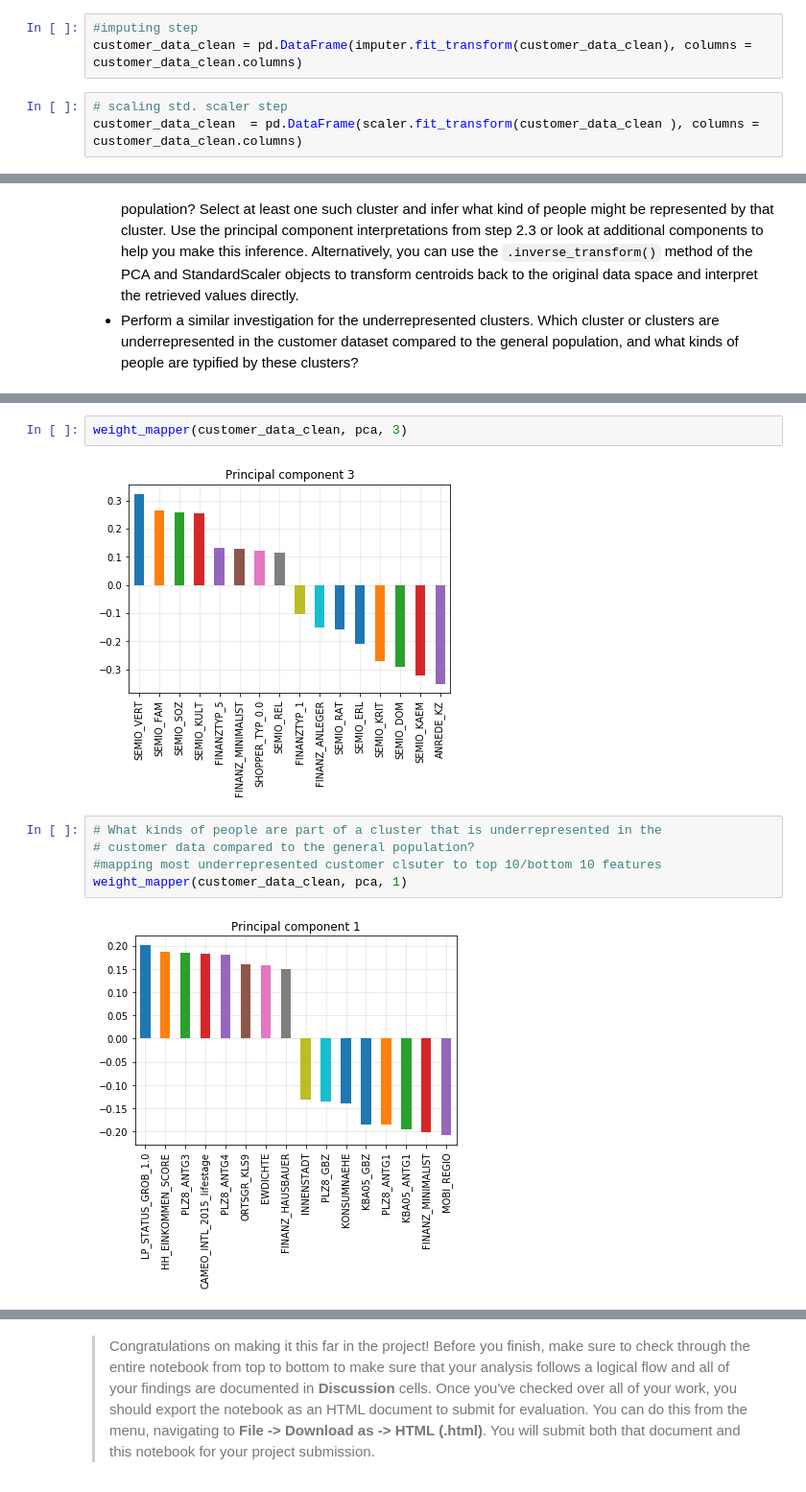
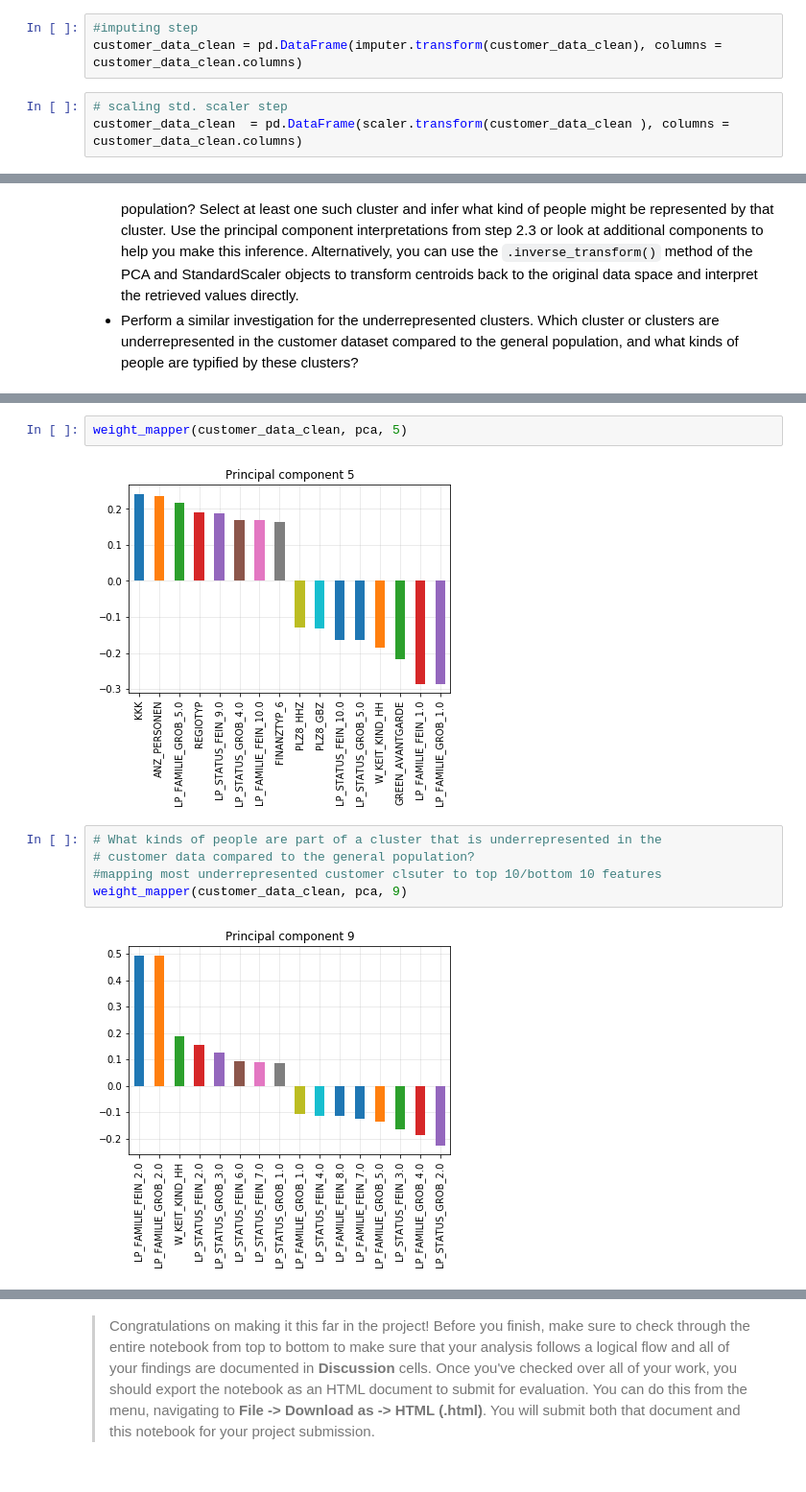
Before and after one commit to AmberHabib/UdacityUnsupervisedLearningProject, a Jupyter notebook: Identify_Customer_Segments.ipynb, the cells around one changed output, grey strips where cells are left out. Shown: that part at 96% size. Drawn from its saved outputs; the diff is of its cells as text.

```diff
--- a/Identify_Customer_Segments.ipynb
+++ b/Identify_Customer_Segments.ipynb
@@ -882,10 +880,10 @@ dtypes: float64(104), int64(24), object(2), uint8(18)
 memory usage: 148.9+ MB
 # %%
 #imputing step
-customer_data_clean = pd.DataFrame(imputer.fit_transform(customer_data_clean), columns = customer_data_clean.columns)
+customer_data_clean = pd.DataFrame(imputer.transform(customer_data_clean), columns = customer_data_clean.columns)
 # %%
 # scaling std. scaler step
-customer_data_clean  = pd.DataFrame(scaler.fit_transform(customer_data_clean ), columns = customer_data_clean.columns)
+customer_data_clean  = pd.DataFrame(scaler.transform(customer_data_clean ), columns = customer_data_clean.columns)
 # %%
 customer_data_clean.shape
 # %% [output]
@@ -1018,12 +1016,12 @@ weight_mapper(customer_data_clean, pca, 14)
 # %%
-weight_mapper(customer_data_clean, pca, 3)
+weight_mapper(customer_data_clean, pca, 5)
 # %% [output]
-[figure, old version]
+[figure, new version]
 # %%
 # What kinds of people are part of a cluster that is underrepresented in the
 # customer data compared to the general population?
 #mapping most underrepresented customer clsuter to top 10/bottom 10 features
-weight_mapper(customer_data_clean, pca, 1)
+weight_mapper(customer_data_clean, pca, 9)
 # %% [output]
-[figure, old version]
+[figure, new version]
 # %%
```
Also changed, not shown: parts of 16 cells of this notebook, 1 other file.
